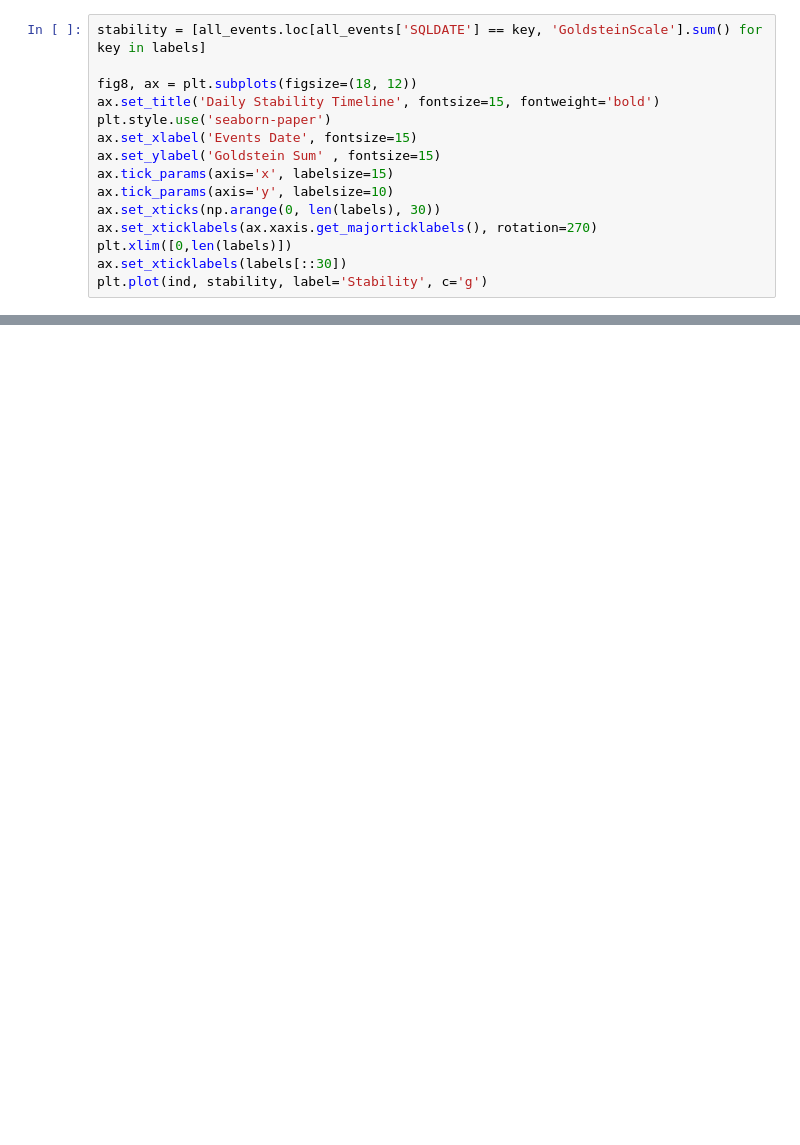
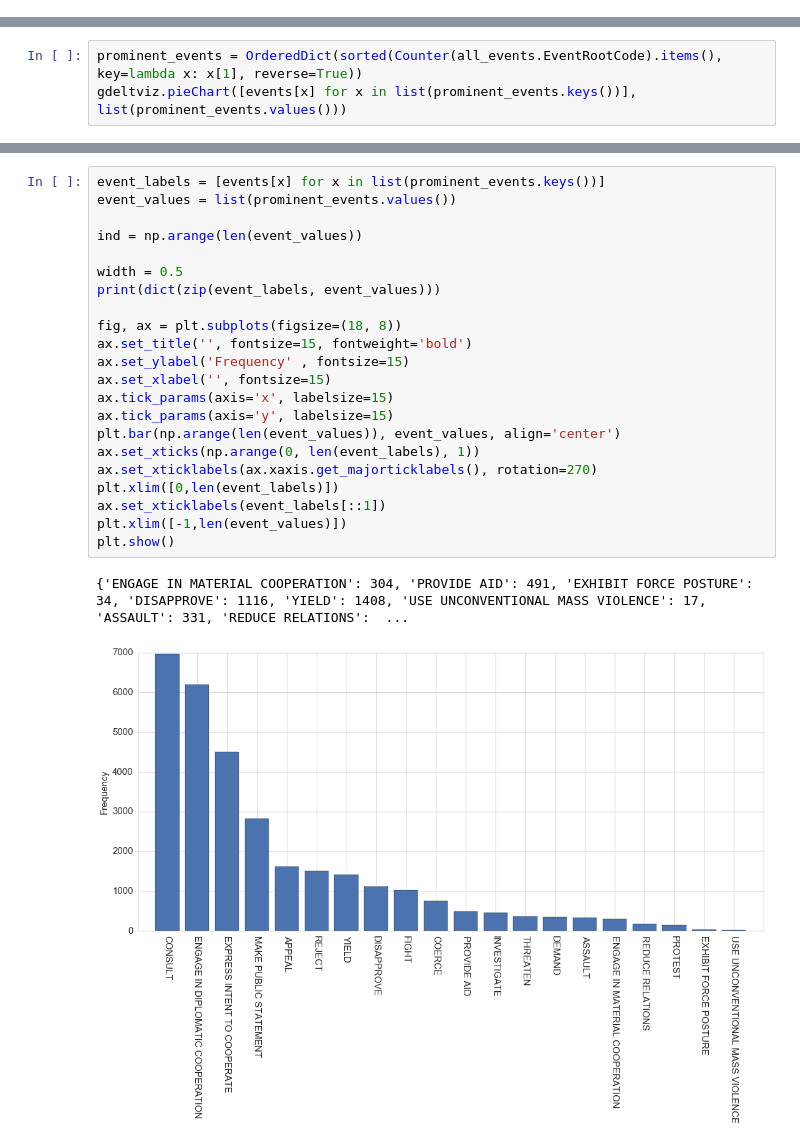
Before and after one commit to henrydambanemuya/gdelt-colombia, a Jupyter notebook: Notebooks/Events.ipynb, the cells around one changed output, grey strips where cells are left out. Cells and saved outputs as stored; diff of their text form; blank space fills up the shorter version.

Commit message:
Multiple Updates
Added gdeltxp.py and gdeltviz.py utility modules. Refactored Mentions notebook code. Updated Actors and Event Analysis notebooks.

```diff
--- a/Notebooks/Events.ipynb
+++ b/Notebooks/Events.ipynb
@@ -345,15 +0,0 @@ plt.plot(ind, tone, label='', c='r')
-# %%
-stability = [all_events.loc[all_events['SQLDATE'] == key, 'GoldsteinScale'].sum() for key in labels]
-
-fig8, ax = plt.subplots(figsize=(18, 12))
-ax.set_title('Daily Stability Timeline', fontsize=15, fontweight='bold')
-plt.style.use('seaborn-paper')
-ax.set_xlabel('Events Date', fontsize=15)
-ax.set_ylabel('Goldstein Sum' , fontsize=15)
-ax.tick_params(axis='x', labelsize=15)
-ax.tick_params(axis='y', labelsize=10)
-ax.set_xticks(np.arange(0, len(labels), 30))
-ax.set_xticklabels(ax.xaxis.get_majorticklabels(), rotation=270)
-plt.xlim([0,len(labels)])
-ax.set_xticklabels(labels[::30])
-plt.plot(ind, stability, label='Stability', c='g')
@@ -482,0 +68,3 @@ Activity - Stability:  SpearmanrResult(correlation=0.80500509357143879, pvalue=6
+# %%
+prominent_events = OrderedDict(sorted(Counter(all_events.EventRootCode).items(), key=lambda x: x[1], reverse=True))
+gdeltviz.pieChart([events[x] for x in list(prominent_events.keys())], list(prominent_events.values()))
@@ -482,0 +73,25 @@ Activity - Stability:  SpearmanrResult(correlation=0.80500509357143879, pvalue=6
+# %%
+event_labels = [events[x] for x in list(prominent_events.keys())]
+event_values = list(prominent_events.values())
+
+ind = np.arange(len(event_values))
+
+width = 0.5
+print(dict(zip(event_labels, event_values)))
+
+fig, ax = plt.subplots(figsize=(18, 8))
+ax.set_title('', fontsize=15, fontweight='bold')
+ax.set_ylabel('Frequency' , fontsize=15)
+ax.set_xlabel('', fontsize=15)
+ax.tick_params(axis='x', labelsize=15)
+ax.tick_params(axis='y', labelsize=15)
+plt.bar(np.arange(len(event_values)), event_values, align='center')
+ax.set_xticks(np.arange(0, len(event_labels), 1))
+ax.set_xticklabels(ax.xaxis.get_majorticklabels(), rotation=270)
+plt.xlim([0,len(event_labels)])
+ax.set_xticklabels(event_labels[::1])
+plt.xlim([-1,len(event_values)])
+plt.show()
+# %% [output]
+{'ENGAGE IN MATERIAL COOPERATION': 304, 'PROVIDE AID': 491, 'EXHIBIT FORCE POSTURE': 34, 'DISAPPROVE': 1116, 'YIELD': 1408, 'USE UNCONVENTIONAL MASS VIOLENCE': 17, 'ASSAULT': 331, 'REDUCE RELATIONS':  ...
+[figure, added]
```
Also changed, not shown: parts of 51 cells of this notebook, 6 other files.
